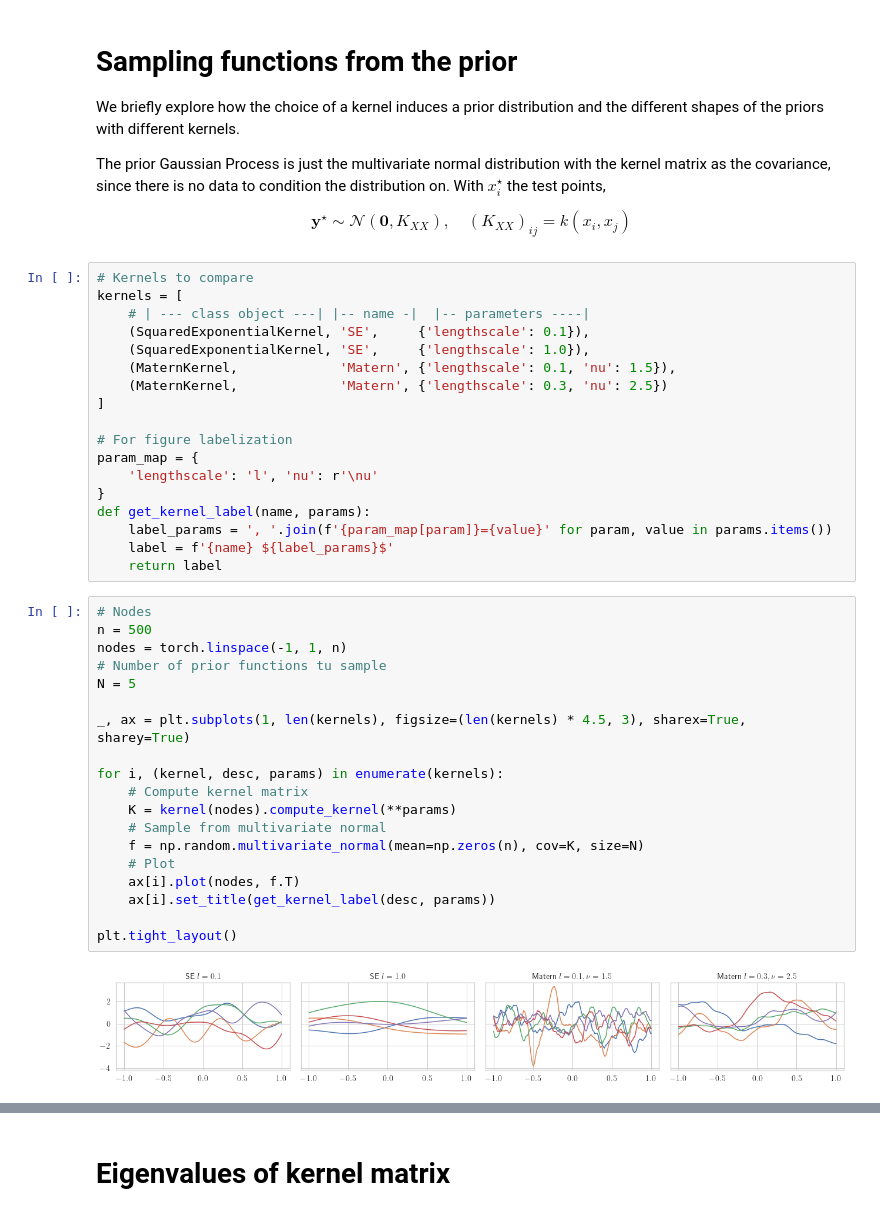
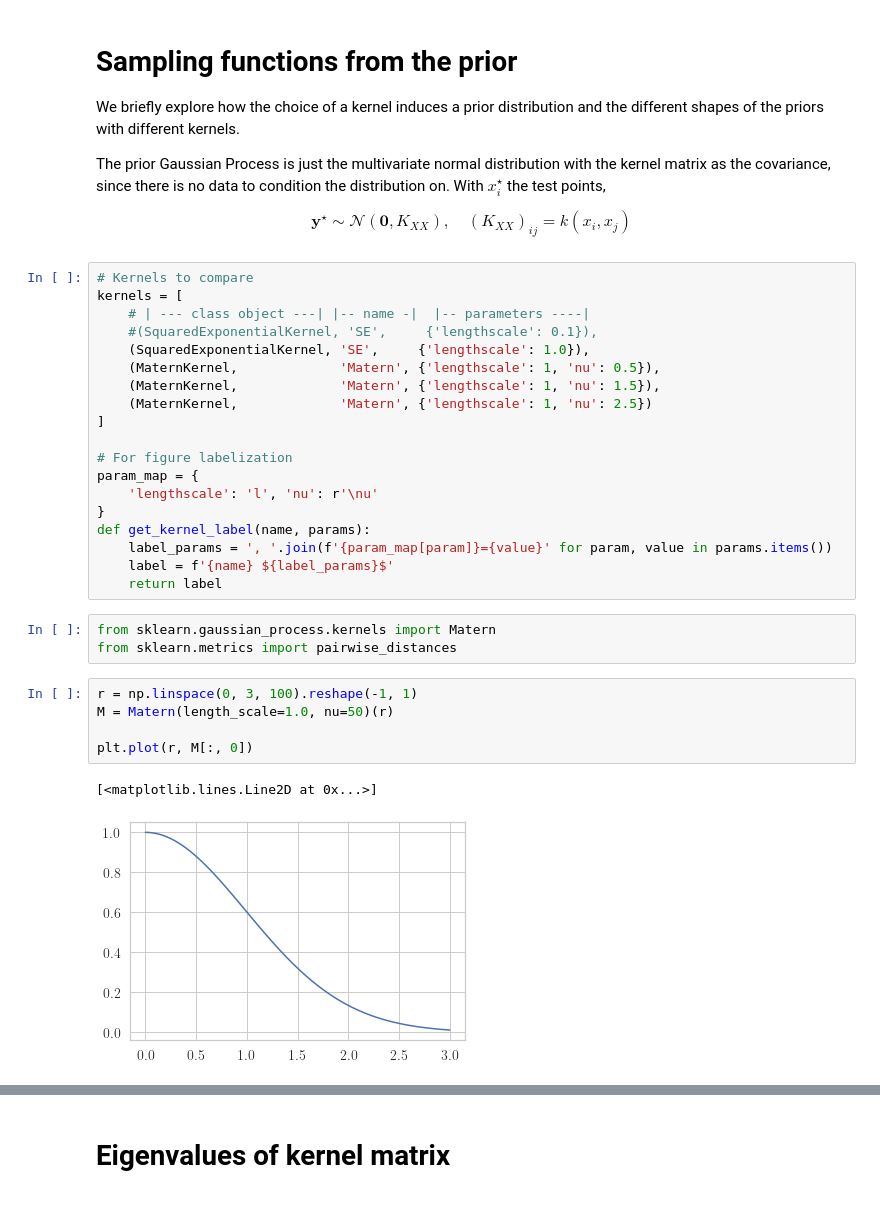
Before and after one commit to matthiaszeller/GP-linalg, a Jupyter notebook: tutorial/Numerical experiments.ipynb, the cells around one changed output, grey strips where cells are left out. Drawn from its saved outputs; the diff is of its cells as text.

```diff
--- a/tutorial/Numerical experiments.ipynb
+++ b/tutorial/Numerical experiments.ipynb
@@ -33,10 +33,11 @@ $$\mathbf y^\star \sim \mathcal N(\mathbf 0, K_{XX}), \quad (K_{XX})_{ij} = k(x_
 # Kernels to compare
 kernels = [
     # | --- class object ---| |-- name -|  |-- parameters ----|
-    (SquaredExponentialKernel, 'SE',     {'lengthscale': 0.1}),
+    #(SquaredExponentialKernel, 'SE',     {'lengthscale': 0.1}),
     (SquaredExponentialKernel, 'SE',     {'lengthscale': 1.0}),
-    (MaternKernel,             'Matern', {'lengthscale': 0.1, 'nu': 1.5}),
-    (MaternKernel,             'Matern', {'lengthscale': 0.3, 'nu': 2.5})
+    (MaternKernel,             'Matern', {'lengthscale': 1, 'nu': 0.5}),
+    (MaternKernel,             'Matern', {'lengthscale': 1, 'nu': 1.5}),
+    (MaternKernel,             'Matern', {'lengthscale': 1, 'nu': 2.5})
 ]
 
 # For figure labelization
@@ -47,24 +48,14 @@ def get_kernel_label(name, params):
     label_params = ', '.join(f'{param_map[param]}={value}' for param, value in params.items())
     label = f'{name} ${label_params}$'
     return label
-# %%
-# Nodes
-n = 500
-nodes = torch.linspace(-1, 1, n)
-# Number of prior functions tu sample
-N = 5
-
-_, ax = plt.subplots(1, len(kernels), figsize=(len(kernels) * 4.5, 3), sharex=True, sharey=True)
-
-for i, (kernel, desc, params) in enumerate(kernels):
-    # Compute kernel matrix
-    K = kernel(nodes).compute_kernel(**params)
-    # Sample from multivariate normal
-    f = np.random.multivariate_normal(mean=np.zeros(n), cov=K, size=N)
-    # Plot
-    ax[i].plot(nodes, f.T)
-    ax[i].set_title(get_kernel_label(desc, params))
-
-plt.tight_layout()
-# %% [output]
-[figure, removed]
+# %%
+from sklearn.gaussian_process.kernels import Matern
+from sklearn.metrics import pairwise_distances
+# %%
+r = np.linspace(0, 3, 100).reshape(-1, 1)
+M = Matern(length_scale=1.0, nu=50)(r)
+
+plt.plot(r, M[:, 0])
+# %% [output]
+[<matplotlib.lines.Line2D at 0x...>]
+[figure, added]
```
Also changed, not shown: parts of 37 cells of this notebook.
